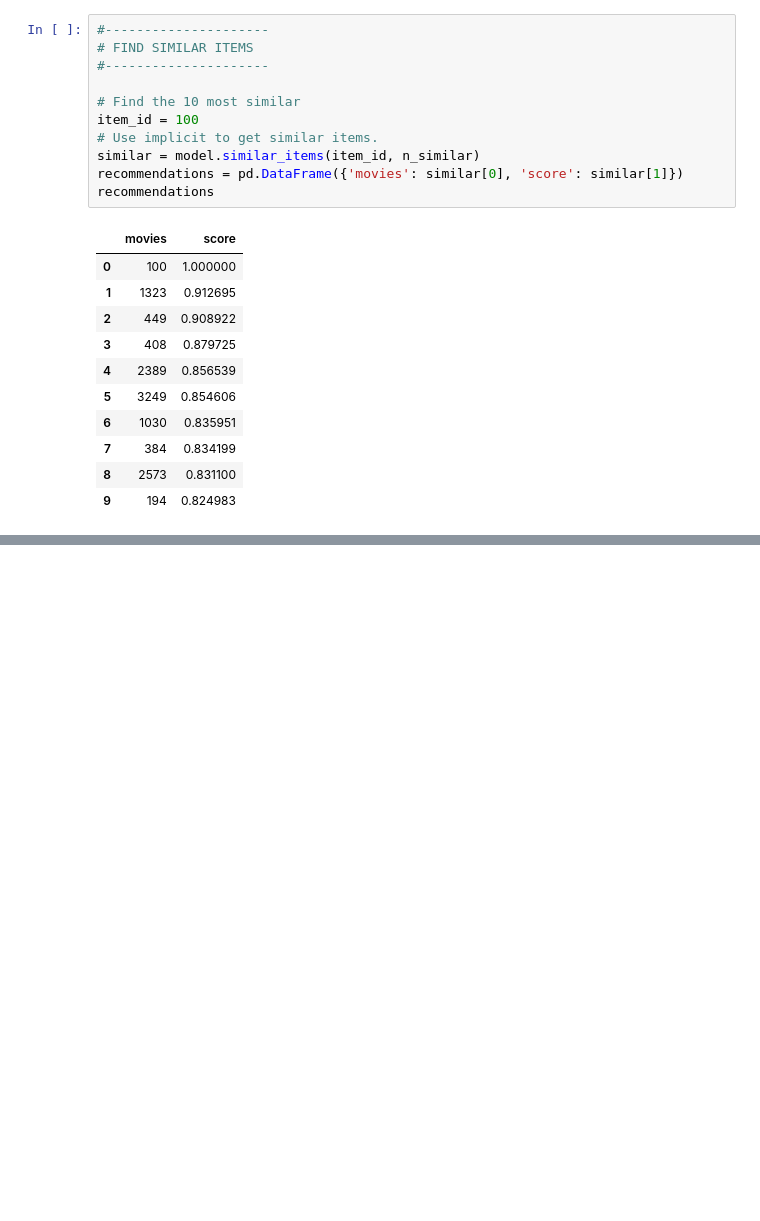
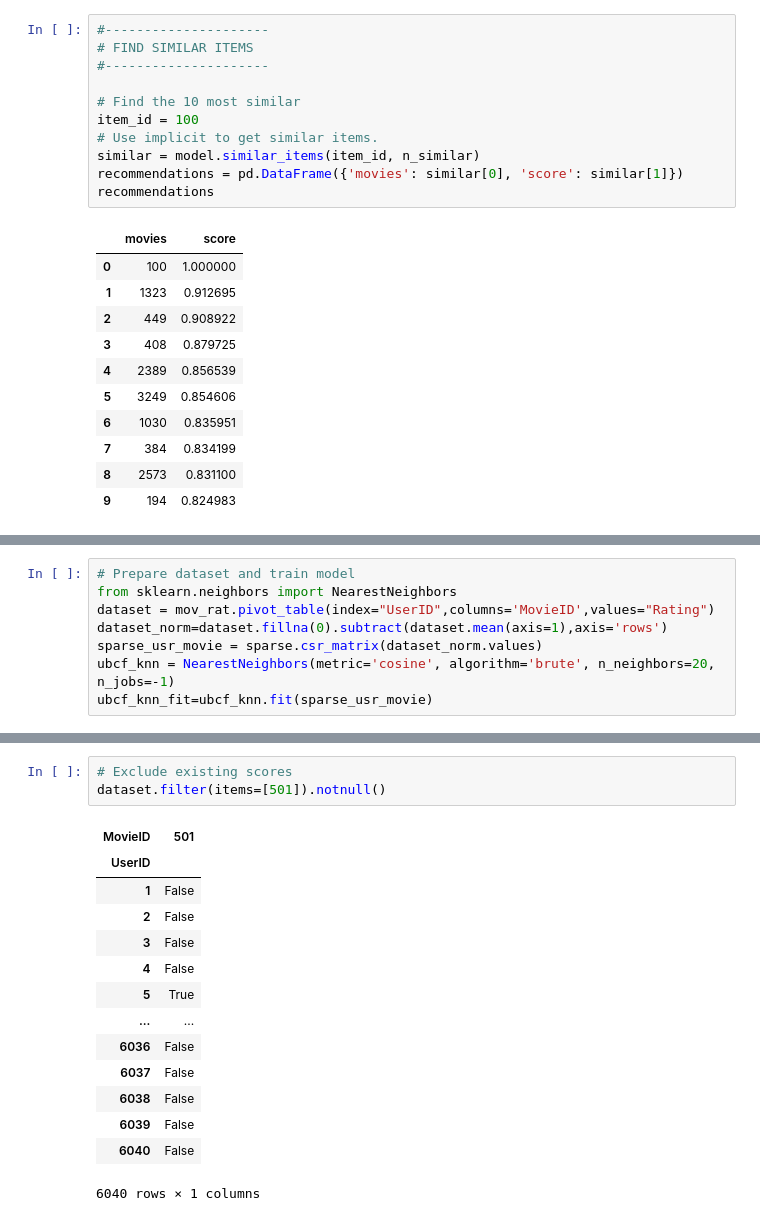
Before and after one commit to reethified/movie_recommender, a Jupyter notebook: movie_recommen.ipynb, the cells around one changed output, grey strips where cells are left out. Drawn from its saved outputs; the diff is of its cells as text; blank space fills up the shorter version.

```diff
--- a/movie_recommen.ipynb
+++ b/movie_recommen.ipynb
@@ -279,0 +282,8 @@ recommendations
+# %%
+# Prepare dataset and train model
+from sklearn.neighbors import NearestNeighbors
+dataset = mov_rat.pivot_table(index="UserID",columns='MovieID',values="Rating")
+dataset_norm=dataset.fillna(0).subtract(dataset.mean(axis=1),axis='rows')
+sparse_usr_movie = sparse.csr_matrix(dataset_norm.values)
+ubcf_knn = NearestNeighbors(metric='cosine', algorithm='brute', n_neighbors=20, n_jobs=-1)
+ubcf_knn_fit=ubcf_knn.fit(sparse_usr_movie)
@@ -279,0 +320,18 @@ recommendations
+# %%
+# Exclude existing scores
+dataset.filter(items=[501]).notnull()
+# %% [output]
+| MovieID | 501 |
+| UserID |  |
+| 1 | False |
+| 2 | False |
+| 3 | False |
+| 4 | False |
+| 5 | True |
+| ... | ... |
+| 6036 | False |
+| 6037 | False |
+| 6038 | False |
+| 6039 | False |
+| 6040 | False |
+6040 rows × 1 columns
```
Also changed, not shown: parts of 8 cells of this notebook, 3 other files.
